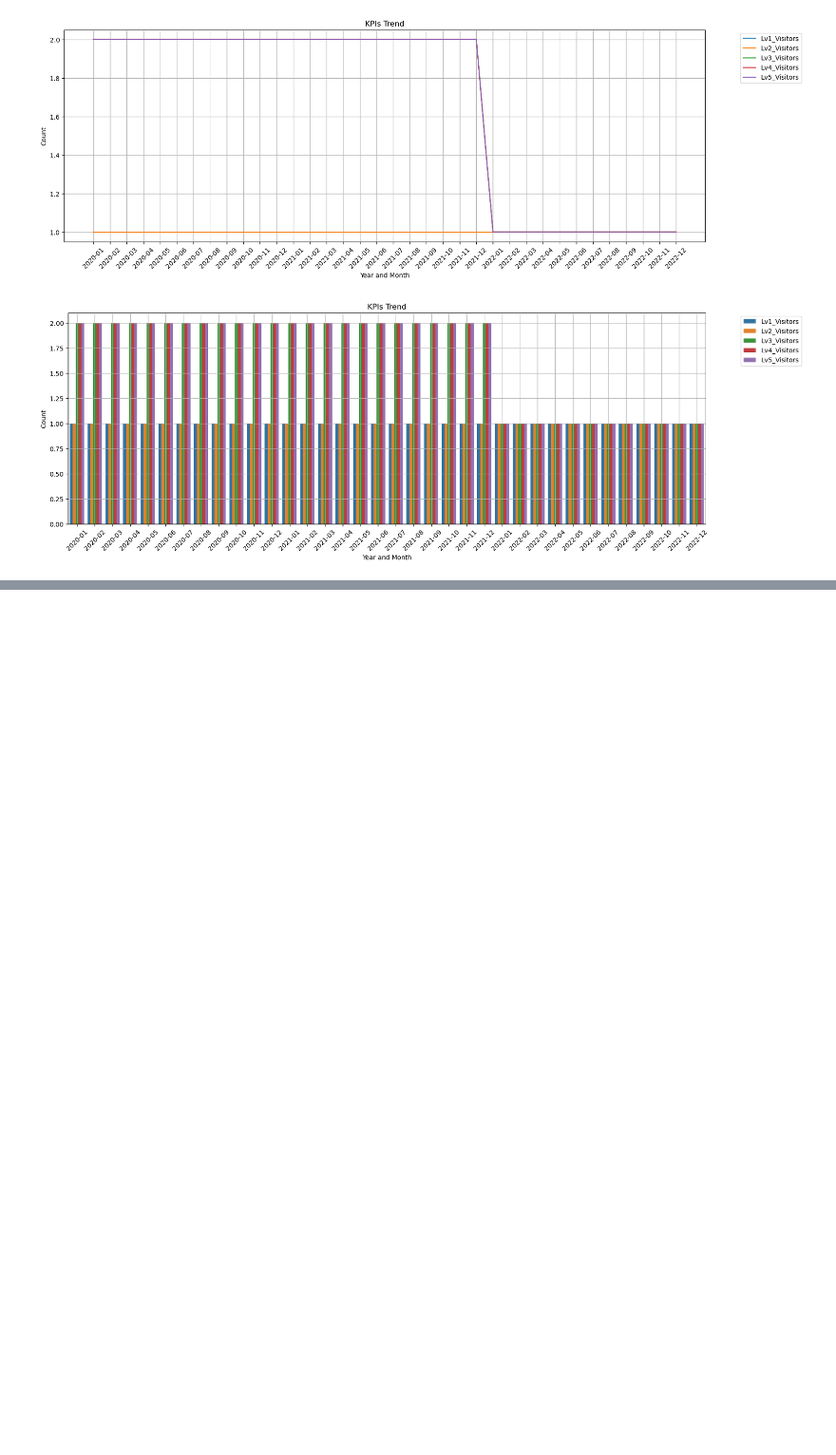
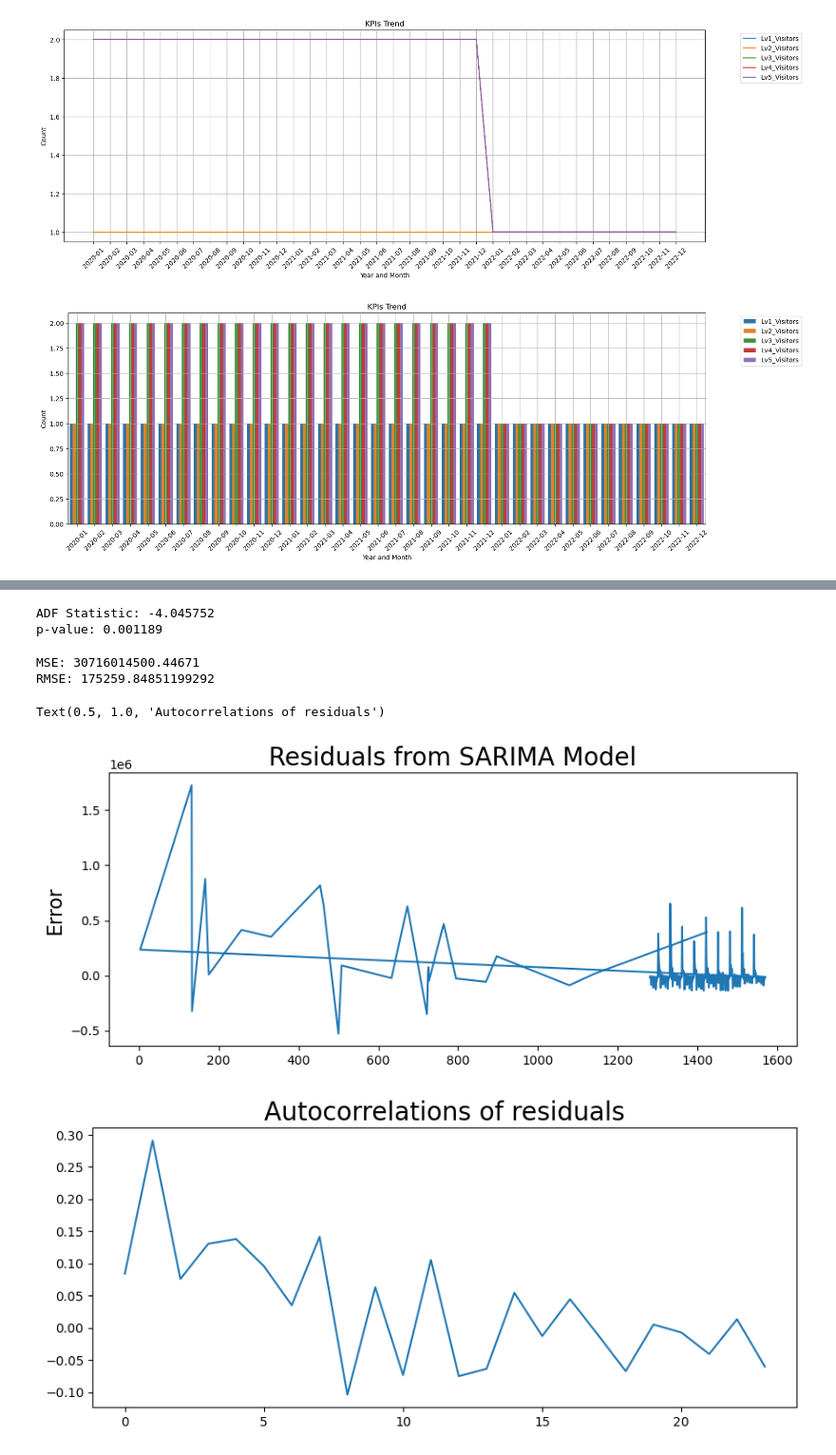
Before and after one commit to UtkarshPrajapati/Flittfy-Internship-Project, a Jupyter notebook: main.ipynb, the cells around one changed output, grey strips where cells are left out. Shown: that part at 95% size. Cells and saved outputs as stored; diff of their text form; code cells hidden in the pictures; blank space fills up the shorter version.

Commit message:
improved SARIMA

```diff
--- a/main.ipynb
+++ b/main.ipynb
@@ -350,0 +360,18 @@ RMSE:  222874.94081968136
+# %%
+# Assuming 'funnel' is your DataFrame
+data = funnel['Value']
+
+# Fit the SARIMAX model on the entire data
+model = SARIMAX(data, order=(0, 0, 4), seasonal_order=( 2, 1, 2, 6)) #Best Params
+model_fit = model.fit(disp=True)
+
+# Make predictions for the entire data
+forecast = model_fit.predict(start=0, end=len(data)-1)
+
+# Save the actual and forecasted values to a CSV file
+df = pd.DataFrame({
+    'Actual': data,
+    'Forecast': forecast})
+df.to_csv('sarima_forecast.csv', index=False)
+
+mean_squared_error(data, forecast)**0.5
@@ -350,0 +436,40 @@ RMSE:  222874.94081968136
+# %%
+result = adfuller(funnel["Value"])
+print('ADF Statistic: %f' % result[0])
+print('p-value: %f' % result[1])
+# %% [output]
+ADF Statistic: -4.045752
+p-value: 0.001189
+# %%
+# Fit the model
+model_fit = model.fit(disp=False)
+
+# Get the forecast
+forecast = model_fit.predict(len(train_data), len(train_data)+len(test_data)-1)
+
+# Calculate residuals
+residuals = test_data - forecast
+
+# Print MSE and RMSE
+mse = mean_squared_error(test_data, forecast)
+rmse = np.sqrt(mse)
+print(f'MSE: {mse}')
+print(f'RMSE: {rmse}')
+
+# Plot residuals
+plt.figure(figsize=(10,4))
+plt.plot(residuals)
+plt.title('Residuals from SARIMA Model', fontsize=20)
+plt.ylabel('Error', fontsize=16)
+
+# Plot ACF of residuals
+acf_values = acf(residuals)
+plt.figure(figsize=(10,4))
+plt.plot(acf_values[1:])
+plt.title('Autocorrelations of residuals', fontsize=20)
+# %% [output]
+MSE: 30716014500.44671
+RMSE: 175259.84851199292
+Text(0.5, 1.0, 'Autocorrelations of residuals')
+[figure, added]
+[figure, added]
```
Also changed, not shown: parts of 18 cells of this notebook, 4 other files.
